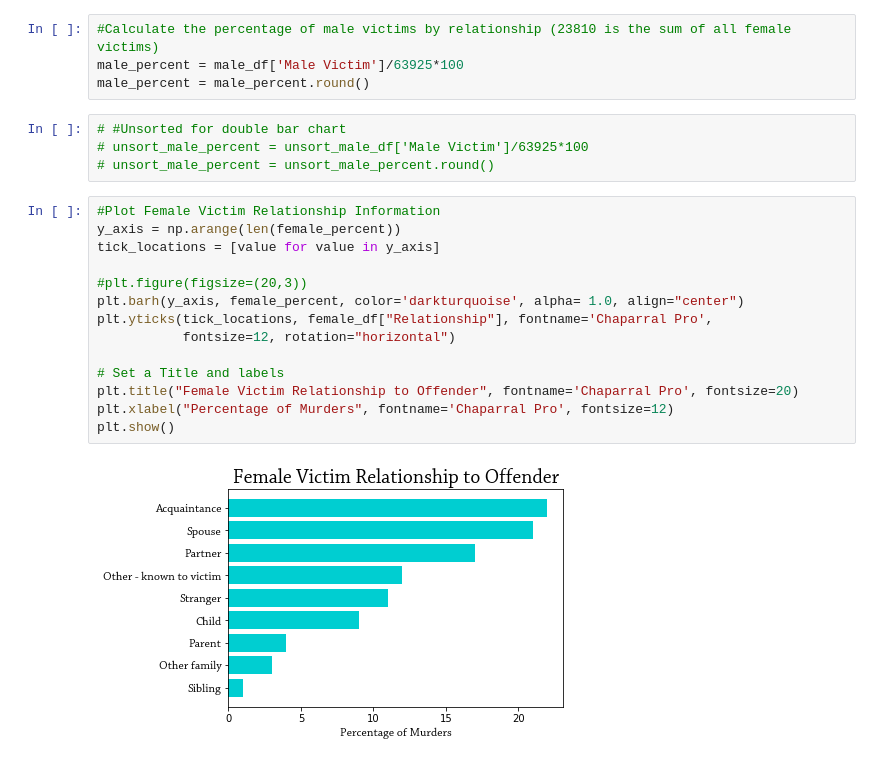
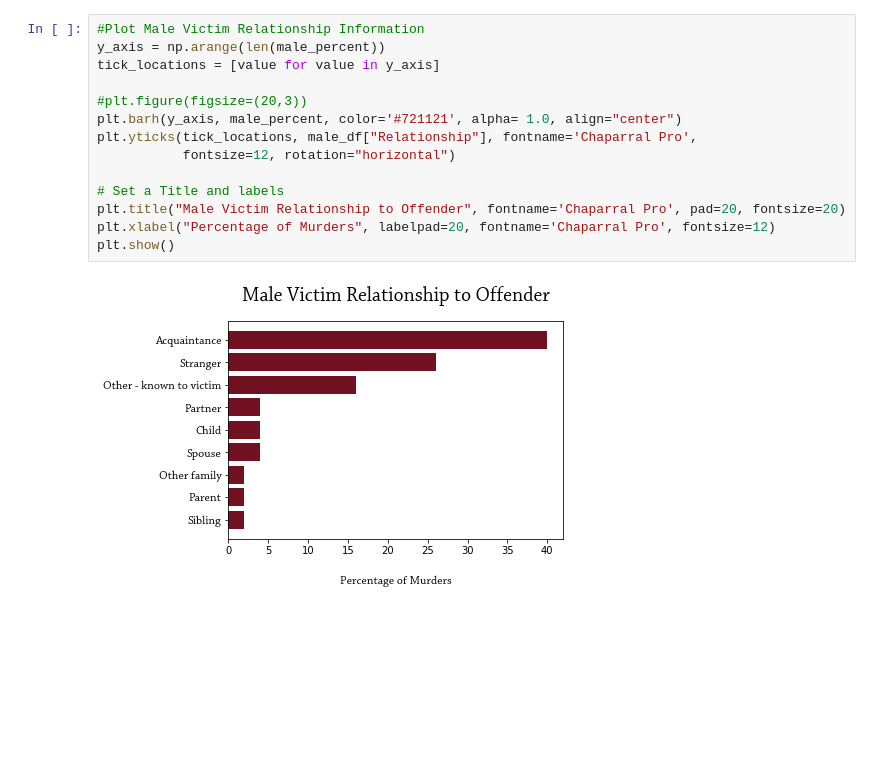
Before and after one commit to bendgame/Project-one, a Jupyter notebook: Midwest_Murder_Relationships.ipynb, the cells around one changed output. Saved outputs shown, nothing was run; the diff lists cells and outputs as text; blank space fills up the shorter version.

Commit message:
Final coloring and organizing on M/F % charts and Weapon% Charts

```diff
--- a/Midwest_Murder_Relationships.ipynb
+++ b/Midwest_Murder_Relationships.ipynb
@@ -151,24 +136,16 @@ dtype: object
-# %%
-#Calculate the percentage of male victims by relationship (23810 is the sum of all female victims)
-male_percent = male_df['Male Victim']/63925*100
-male_percent = male_percent.round()
-# %%
-# #Unsorted for double bar chart
-# unsort_male_percent = unsort_male_df['Male Victim']/63925*100
-# unsort_male_percent = unsort_male_percent.round()
 # %%
-#Plot Female Victim Relationship Information
-y_axis = np.arange(len(female_percent))
+#Plot Male Victim Relationship Information
+y_axis = np.arange(len(male_percent))
 tick_locations = [value for value in y_axis]
 
 #plt.figure(figsize=(20,3))
-plt.barh(y_axis, female_percent, color='darkturquoise', alpha= 1.0, align="center")
-plt.yticks(tick_locations, female_df["Relationship"], fontname='Chaparral Pro',
+plt.barh(y_axis, male_percent, color='#721121', alpha= 1.0, align="center")
+plt.yticks(tick_locations, male_df["Relationship"], fontname='Chaparral Pro',
            fontsize=12, rotation="horizontal")
 
 # Set a Title and labels
-plt.title("Female Victim Relationship to Offender", fontname='Chaparral Pro', fontsize=20)
-plt.xlabel("Percentage of Murders", fontname='Chaparral Pro', fontsize=12)
+plt.title("Male Victim Relationship to Offender", fontname='Chaparral Pro', pad=20, fontsize=20)
+plt.xlabel("Percentage of Murders", labelpad=20, fontname='Chaparral Pro', fontsize=12)
 plt.show()
 # %% [output]
-[figure, old version]
+[figure, new version]
```
Also changed, not shown: parts of 15 cells of this notebook.
